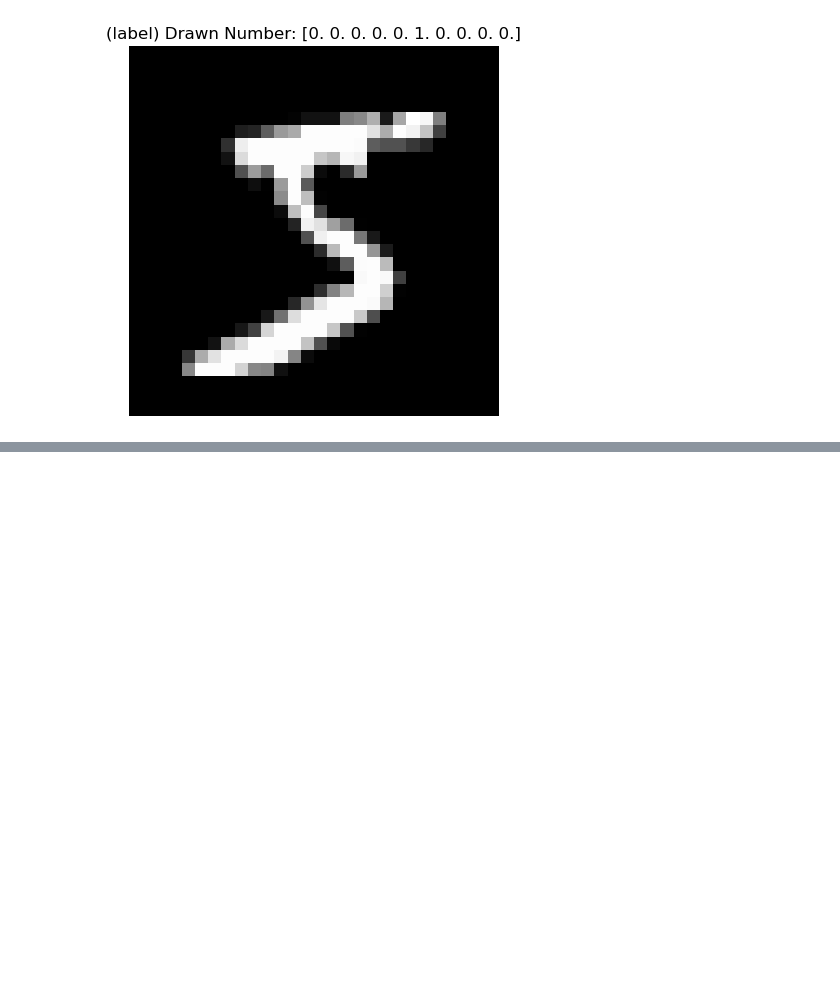
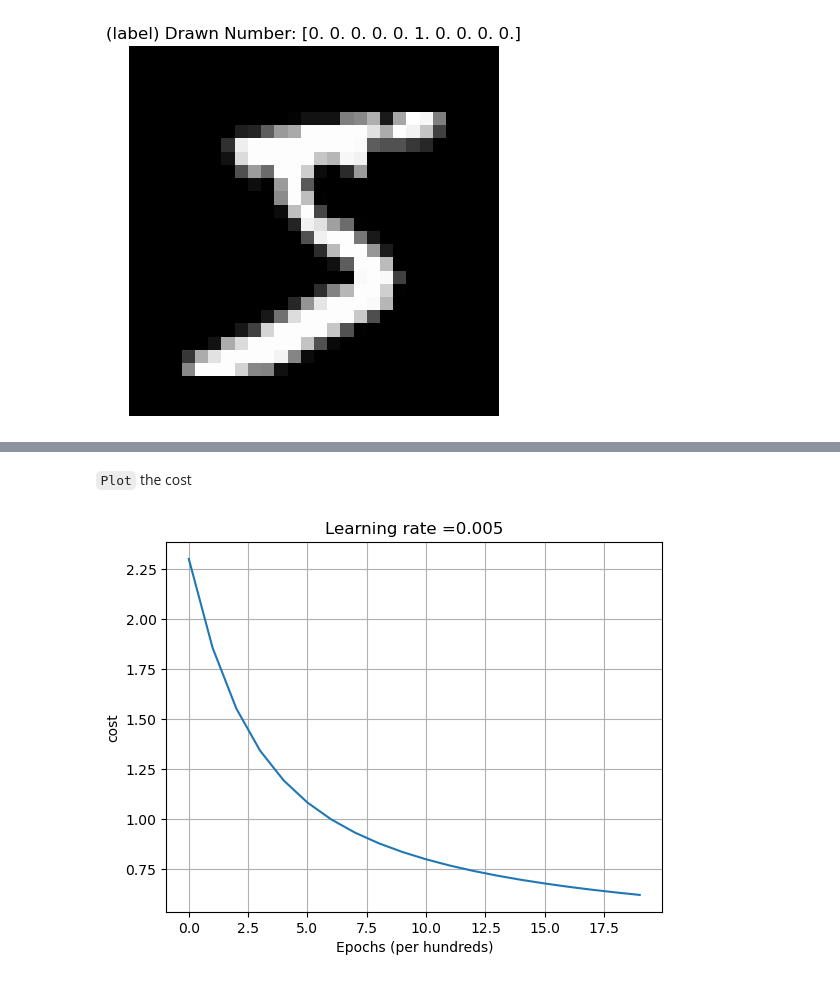
Before and after one commit to t20e/AI_projects_and_res, a Jupyter notebook: basic_ML/basic_NN_multi-class-classification.ipynb, the cells around one changed output, grey strips where cells are left out. Drawn from its saved outputs; the diff is of its cells as text; code cells hidden in the pictures; blank space fills up the shorter version.

```diff
--- a/basic_ML/basic_NN_multi-class-classification.ipynb
+++ b/basic_ML/basic_NN_multi-class-classification.ipynb
@@ -152,0 +337,4 @@ plt.show()
+# %%
+# TEST: for 1 image
+w, b = initialize_with_zeros(features=784, num_classes=10)
+w.shape, b.shape
@@ -152,0 +385,11 @@ plt.show()
+# %%
+# TEST with one image:
+# [:, 0] gets the first image from the train_images
+one_image = train_images[:, 0].reshape(784, 1) # shape: (784,) -> reshape to (784, 1)
+one_label = one_hot_train_labels[:, 0].reshape(10, 1) # shape: (10,) -> reshape to (10, 1)
+# move to torch and GPU device
+one_image = torch.from_numpy(one_image).float().to(DEVICE)
+one_label = torch.from_numpy(one_label).float().to(DEVICE)
+
+w, b  = initialize_with_zeros(features=784,num_classes=10)
+propagate(w, b, X=one_image, Y=one_label)
@@ -152,0 +521,8 @@ plt.show()
+# %%
+# TEST predict() with one image:
+# Note the parameters w, b haven't been trained so the prediction will be terrible.
+one_image = train_images[:, 0].reshape(784, 1) # shape: (784,) -> reshape to (784, 1)
+# move to torch and GPU device
+one_image = torch.from_numpy(one_image).float().to(DEVICE)
+w, b  = initialize_with_zeros(features=784,num_classes=10)
+predict(w, b, X=torch.from_numpy(train_images).float().to(DEVICE))
@@ -152,0 +614,2 @@ plt.show()
+# %%
+trained_MNIST = model(train_images, one_hot_train_labels, test_images, one_hot_test_labels, Epoch=2000, learning_rate=0.005, print_cost=True)
@@ -152,0 +645,13 @@ plt.show()
+# %% [markdown]
+`Plot` the cost
+# %%
+# Plot learning curve (with costs)
+costs = torch.squeeze(torch.tensor(trained_MNIST['costs']))
+plt.plot(costs)
+plt.ylabel('cost')
+plt.xlabel('Epochs (per hundreds)')
+plt.title("Learning rate =" + str(trained_MNIST["learning_rate"]))
+plt.grid(True)
+plt.show()
+# %% [output]
+[figure, added]
```
Also changed, not shown: parts of 42 cells of this notebook, 13 other files.
